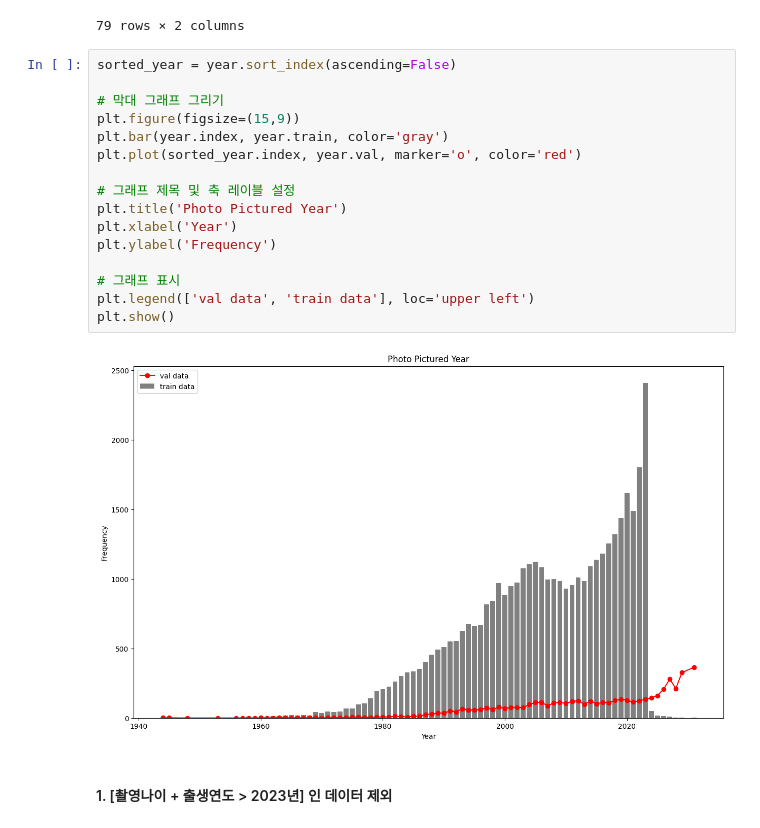
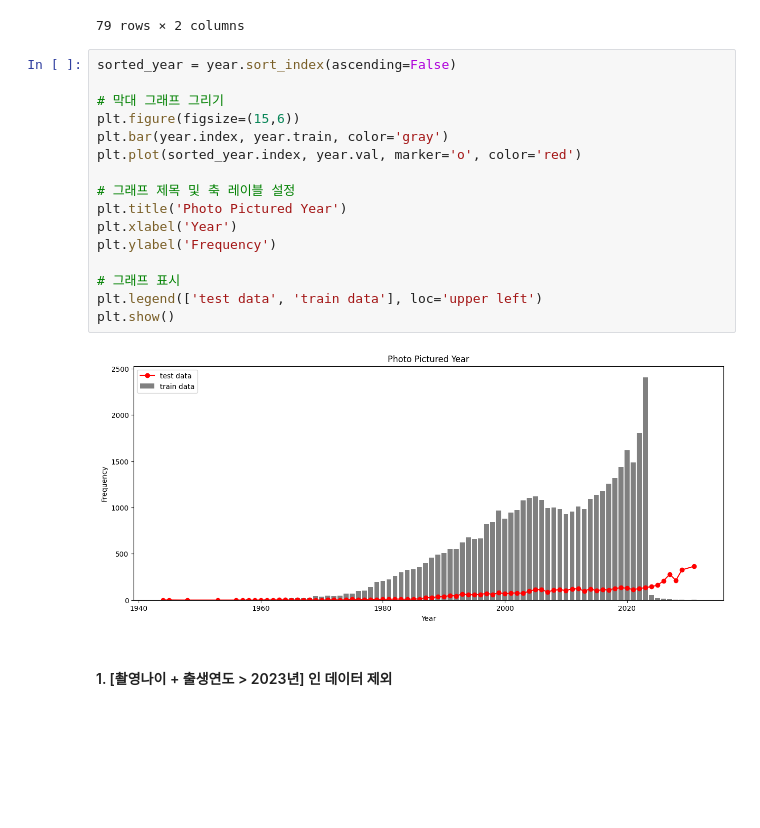
Before and after one commit to ailiens/Face-Detect-Classifier, a Jupyter notebook: notebooks/성별분류_EDA_이상치제거_undersampling.ipynb, the cells around one changed output. Drawn from its saved outputs; the diff is of its cells as text; blank space fills up the shorter version.

```diff
--- a/notebooks/성별분류_EDA_이상치제거_undersampling.ipynb
+++ b/notebooks/성별분류_EDA_이상치제거_undersampling.ipynb
@@ -144,21 +144,21 @@ year.sort_index()
 # %%
 sorted_year = year.sort_index(ascending=False)
 
 # 막대 그래프 그리기
-plt.figure(figsize=(15,9))
+plt.figure(figsize=(15,6))
 plt.bar(year.index, year.train, color='gray')
 plt.plot(sorted_year.index, year.val, marker='o', color='red')
 
 # 그래프 제목 및 축 레이블 설정
 plt.title('Photo Pictured Year')
 plt.xlabel('Year')
 plt.ylabel('Frequency')
 
 # 그래프 표시
-plt.legend(['val data', 'train data'], loc='upper left')
+plt.legend(['test data', 'train data'], loc='upper left')
 plt.show()
 # %% [output]
-[figure, old version]
+[figure, new version]
 # %% [markdown]
 #### 1. [촬영나이 + 출생연도 > 2023년] 인 데이터 제외
 # %%
```
Also changed, not shown: parts of 5 cells of this notebook, 1 other file.
